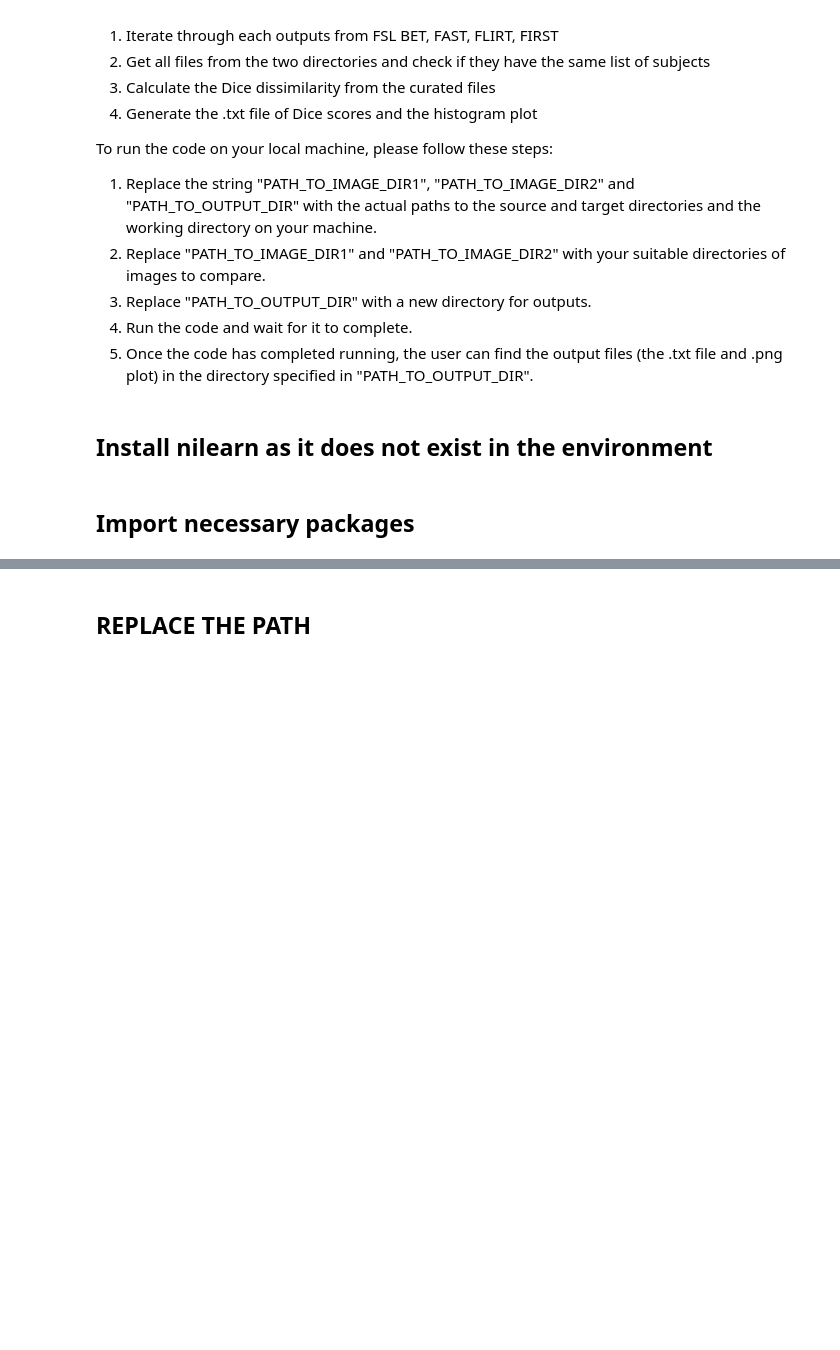
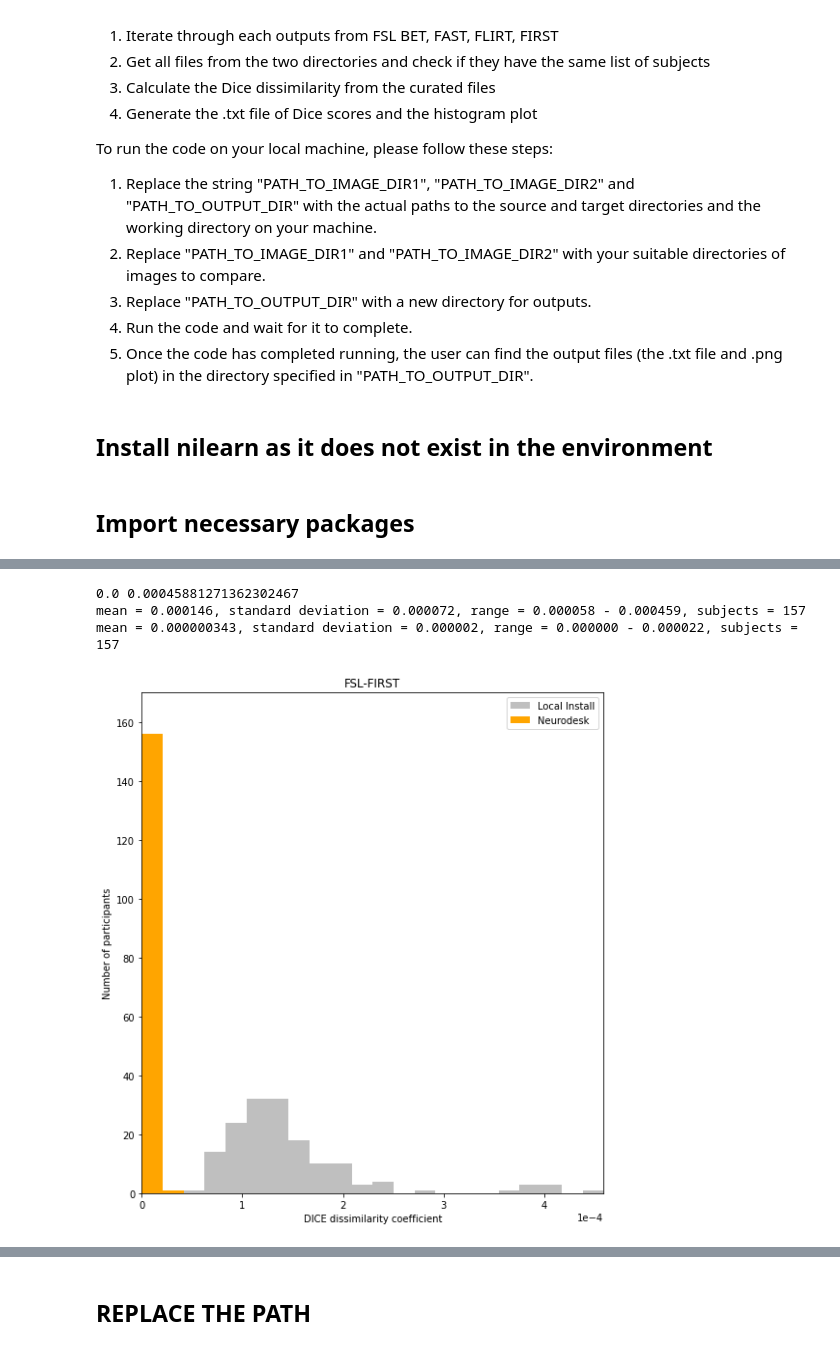
Before and after one commit to iishiishii/neurodesk_paper, a Jupyter notebook: Dice_calculate.ipynb, the cells around one changed output, grey strips where cells are left out. Cells and saved outputs as stored; diff of their text form; code cells hidden in the pictures; blank space fills up the shorter version.

Commit message:
add processed data

```diff
--- a/Dice_calculate.ipynb
+++ b/Dice_calculate.ipynb
@@ -47,0 +51,34 @@ from nipype.interfaces.base import \
+# %%
+def plotHist(command):
+    native = np.genfromtxt("./data/dice_score/dice_" + command + "_local.txt", delimiter='\n')
+    neuro = np.genfromtxt("./data/dice_score/dice_" + command + "_neurodesk.txt", delimiter='\n')
+
+    minval = min(np.min(native), np.min(neuro))
+    maxval = max(np.max(native), np.max(neuro))
+    print(minval, maxval)
+
+    print(''.join(f'mean = {np.mean(native):.6f}, standard deviation = {np.std(native):.6f}, range = {np.min(native):.6f} - {np.max(native):.6f}, subjects = {len(native)}'))
+    print(''.join(f'mean = {np.mean(neuro):.9f}, standard deviation = {np.std(neuro):.6f}, range = {np.min(neuro):.6f} - {np.max(neuro):.6f}, subjects = {len(neuro)}'))
+    F = plt.figure(figsize=(8.3,9), facecolor=(1, 1, 1))
+    F.tight_layout()
+
+    ax1 = F.add_axes([0.12, 0.12, 0.8, 0.8], xlim=(minval,maxval), ylim=(0,170))
+
+    bins = np.histogram_bin_edges(native, bins=22, range=(minval, maxval))
+
+    ax1.hist(native, bins=bins, alpha=0.5, color='grey', label='Local Install')
+    ax1.hist(neuro, bins=bins, color='orange', label='Neurodesk')
+    plt.legend(loc='upper right')
+    ax1.set_title('FSL-FIRST')
+    ax1.set_xlabel('DICE dissimilarity coefficient')
+    ax1.set_ylabel('Number of participants')
+
+    plt.ticklabel_format(style='sci', axis='x', scilimits=(0,0))
+    plt.show()
+# %%
+plotHist("fslfirst")
+# %% [output]
+0.0 0.00045881271362302467
+mean = 0.000146, standard deviation = 0.000072, range = 0.000058 - 0.000459, subjects = 157
+mean = 0.000000343, standard deviation = 0.000002, range = 0.000000 - 0.000022, subjects = 157
+[figure, added]
```
Also changed, not shown: parts of 3 cells of this notebook, 6 other files.
